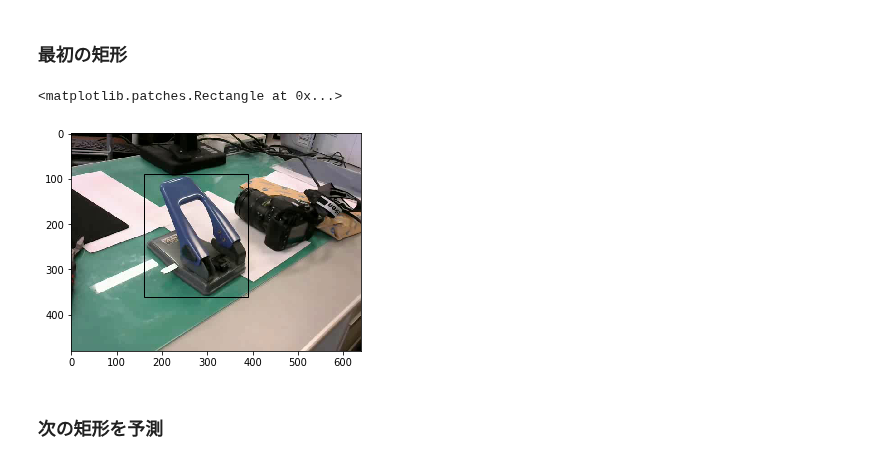
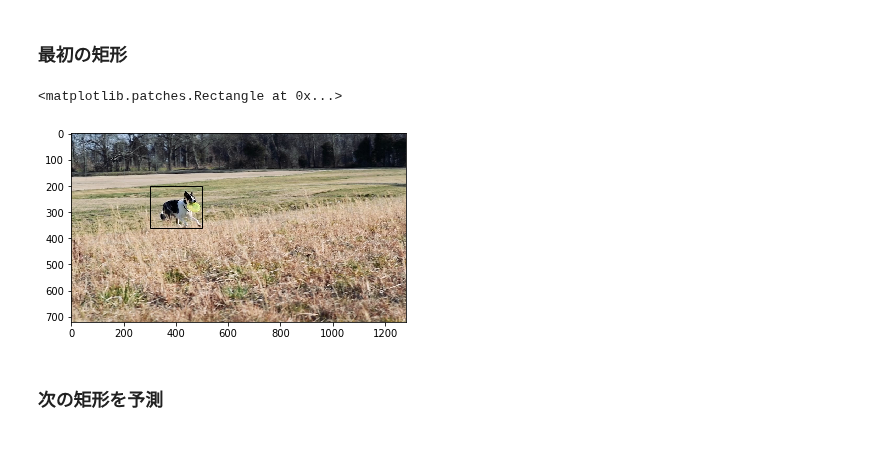
Before and after one commit to deepgreenAN/tracking_annotation, a Jupyter notebook: trackers/siamese_mask_tracker.ipynb, the cells around one changed output. Cells and saved outputs as stored; diff of their text form; code cells hidden in the pictures.

```diff
--- a/trackers/siamese_mask_tracker.ipynb
+++ b/trackers/siamese_mask_tracker.ipynb
@@ -377,7 +377,7 @@ Path("sample_movie/mini_movie.mp4").exists()
 # %% [output]
 True
 # %%
-movie_path = Path("sample_movie/mini_movie.mp4")
+movie_path = Path("sample_movie/sample_movie_1.mp4")
 temp_path = Path("temp")
 image_array = MovieImageArray(movie_path, is_temp=False, temp_dir=temp_path)
 # %%
@@ -390,20 +390,20 @@ import matplotlib.patches as patches
 # %%
 fig, ax = plt.subplots()
 
-x1 = 160
-y1 = 90
-x2 = 390
+x1 = 300
+y1 = 200
+x2 = 500
 y2 = 360
 
 w = x2 - x1
 h = y2 - y1
 
 ax.imshow(image_array[0][:,:,::-1])
 rectangle = patches.Rectangle((x1, y1),w,h, fill=False)
 ax.add_patch(rectangle)
 # %% [output]
 <matplotlib.patches.Rectangle at 0x...>
-[figure, old version]
+[figure, new version]
 # %%
 target_pos = np.array([x1 + w/2, y1+h/2])
 target_sz = np.array([w, h])
```
Also changed, not shown: parts of 16 cells of this notebook, 13 other files.
